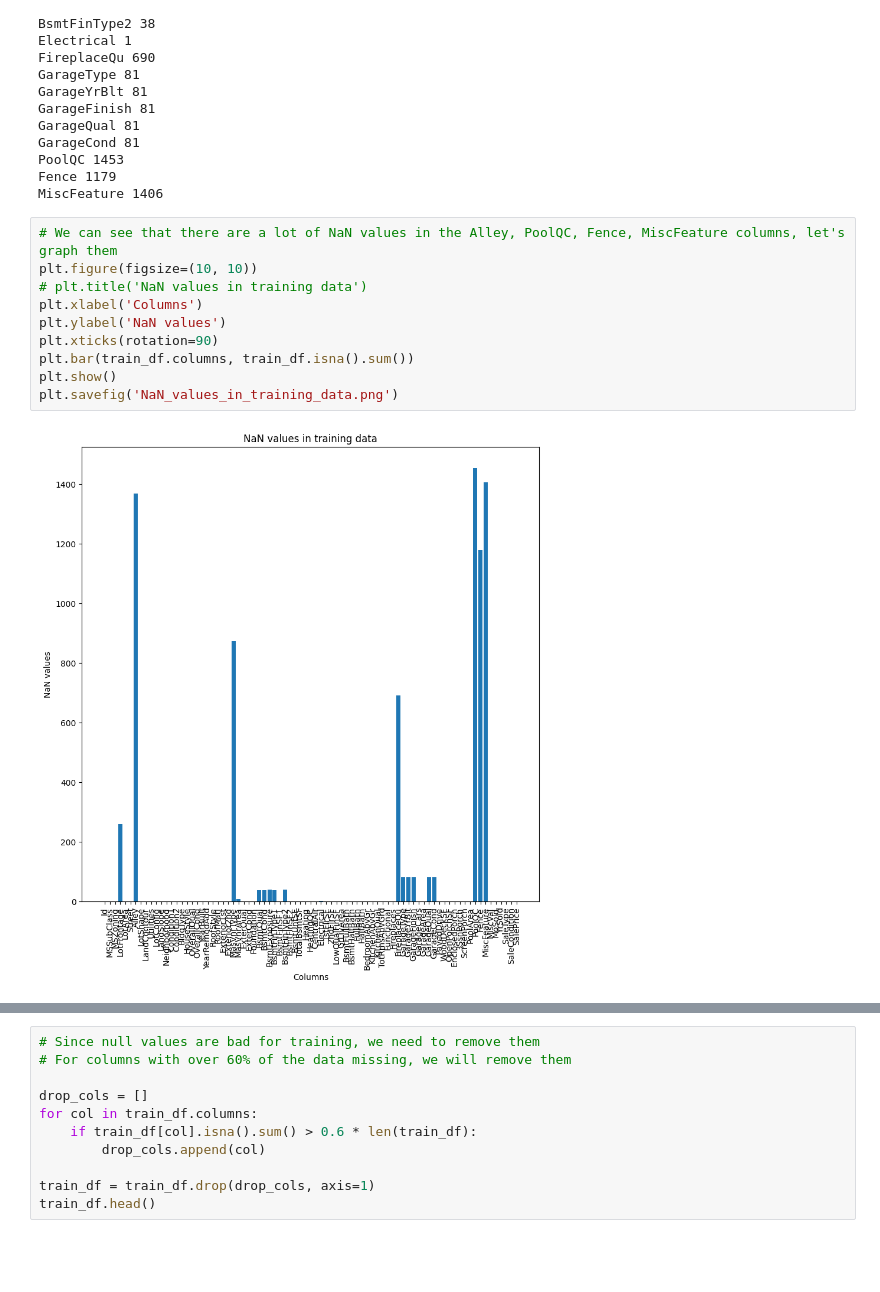
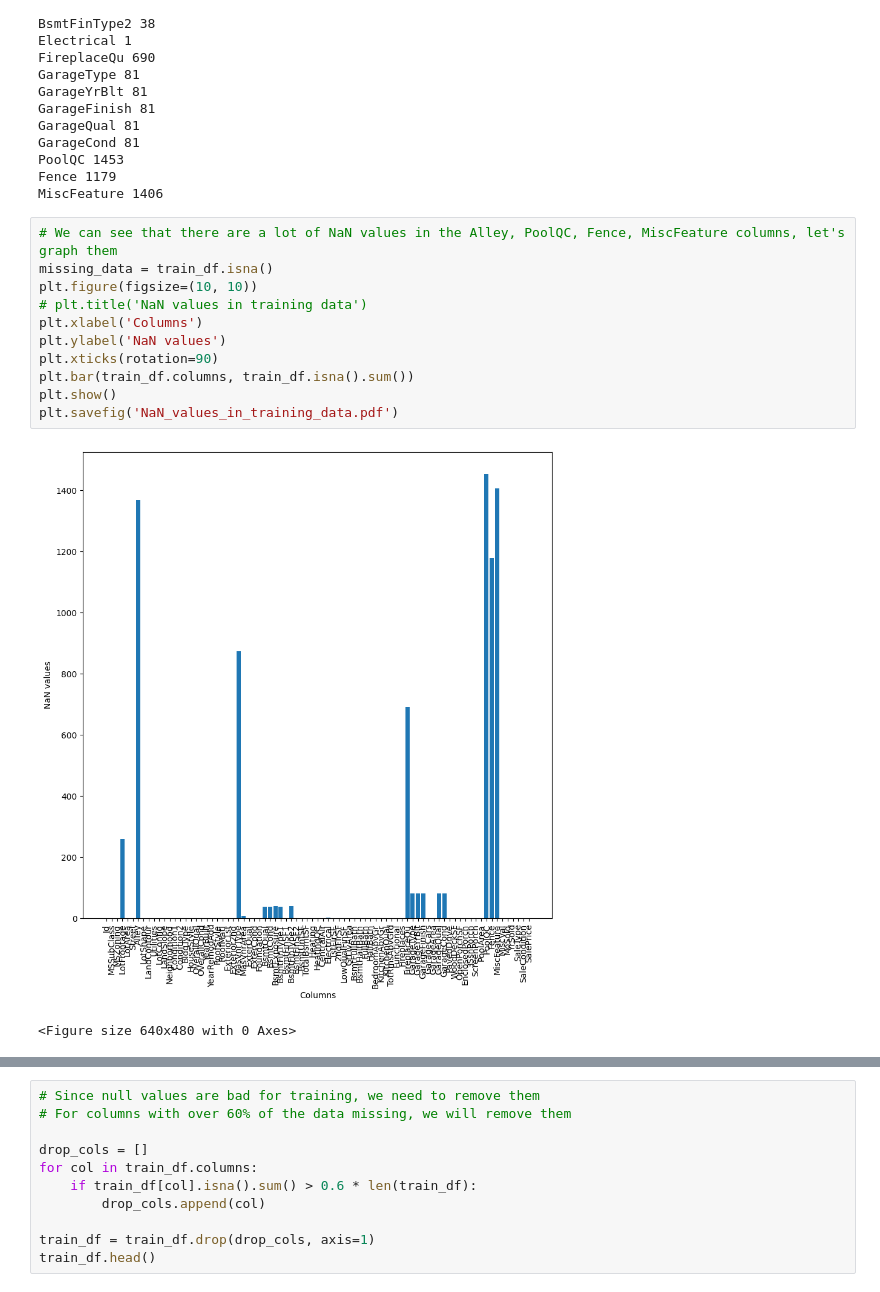
Before and after one commit to isaacj96/HousingMarket, a Jupyter notebook: house-prices-advanced-regression-techniques/main.ipynb, the cells around one changed output, grey strips where cells are left out. Saved outputs shown, nothing was run; the diff lists cells and outputs as text; blank space fills up the shorter version.

```diff
--- a/house-prices-advanced-regression-techniques/main.ipynb
+++ b/house-prices-advanced-regression-techniques/main.ipynb
@@ -64,13 +64,15 @@ Fence 1179
 MiscFeature 1406
 # %%
 # We can see that there are a lot of NaN values in the Alley, PoolQC, Fence, MiscFeature columns, let's graph them
+missing_data = train_df.isna()
 plt.figure(figsize=(10, 10))
 # plt.title('NaN values in training data')
 plt.xlabel('Columns')
 plt.ylabel('NaN values')
 plt.xticks(rotation=90)
 plt.bar(train_df.columns, train_df.isna().sum())
 plt.show()
-plt.savefig('NaN_values_in_training_data.png')
+plt.savefig('NaN_values_in_training_data.pdf')
 # %% [output]
-[figure, old version]
+[figure, new version]
+<Figure size 640x480 with 0 Axes>
```
Also changed, not shown: parts of 13 cells of this notebook, 11 other files.
